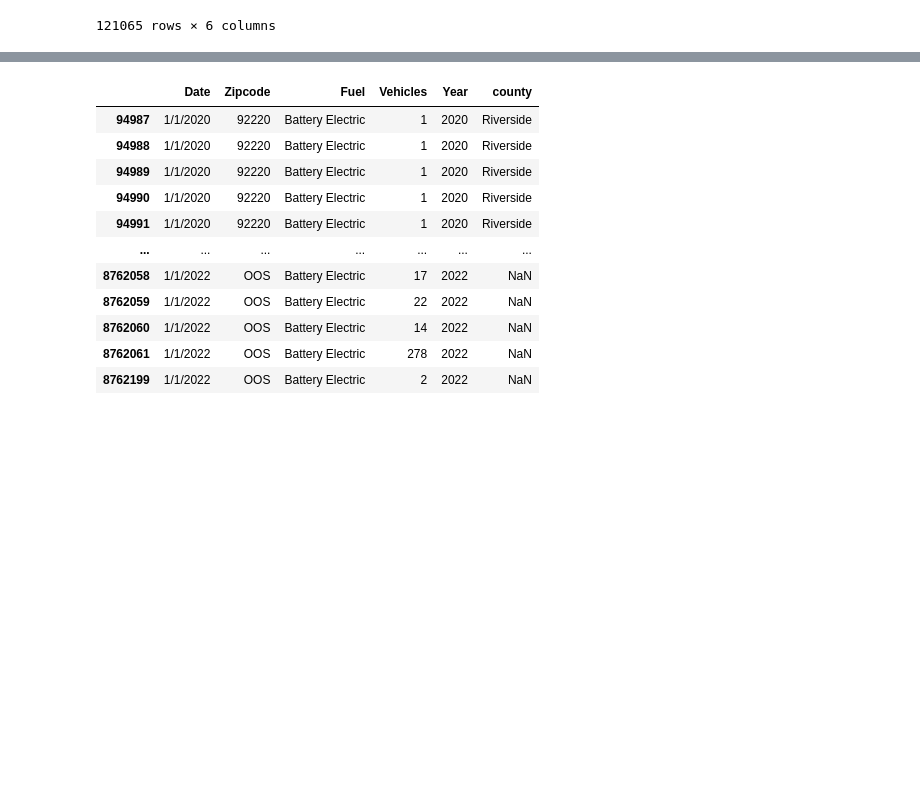
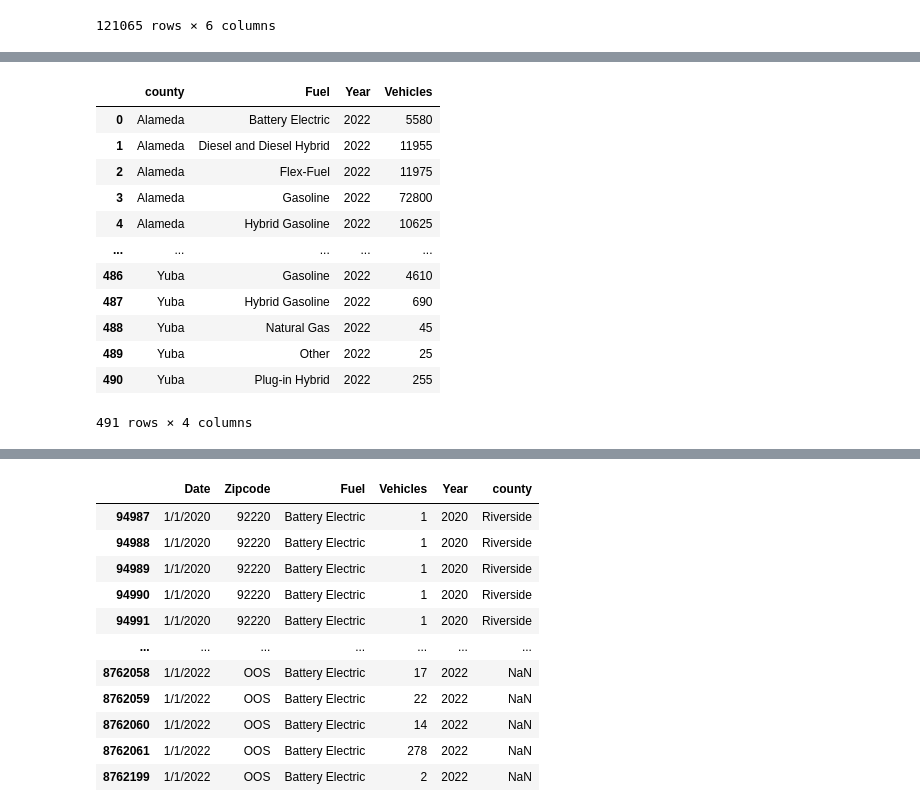
Before and after one commit to JaredWillson/group_9_project_1, a Jupyter notebook: Ginaupdates.ipynb, the cells around one changed output, grey strips where cells are left out. Drawn from its saved outputs; the diff is of its cells as text; code cells hidden in the pictures; blank space fills up the shorter version.

```diff
--- a/Ginaupdates.ipynb
+++ b/Ginaupdates.ipynb
@@ -153,0 +226,18 @@ county_year_data
+# %%
+fuel_types_2022 = merged_data_all[merged_data_all['Year'] == 2022]
+fuel_types_2022 = fuel_types_2022.groupby(['county','Fuel', 'Year']).agg({'Vehicles': 'count'}).reset_index()
+fuel_types_2022
+# %% [output]
+|  | county | Fuel | Year | Vehicles |
+| 0 | Alameda | Battery Electric | 2022 | 5580 |
+| 1 | Alameda | Diesel and Diesel Hybrid | 2022 | 11955 |
+| 2 | Alameda | Flex-Fuel | 2022 | 11975 |
+| 3 | Alameda | Gasoline | 2022 | 72800 |
+| 4 | Alameda | Hybrid Gasoline | 2022 | 10625 |
+| ... | ... | ... | ... | ... |
+| 486 | Yuba | Gasoline | 2022 | 4610 |
+| 487 | Yuba | Hybrid Gasoline | 2022 | 690 |
+| 488 | Yuba | Natural Gas | 2022 | 45 |
+| 489 | Yuba | Other | 2022 | 25 |
+| 490 | Yuba | Plug-in Hybrid | 2022 | 255 |
+491 rows × 4 columns
```
Also changed, not shown: parts of 9 cells of this notebook, 1 other file.
